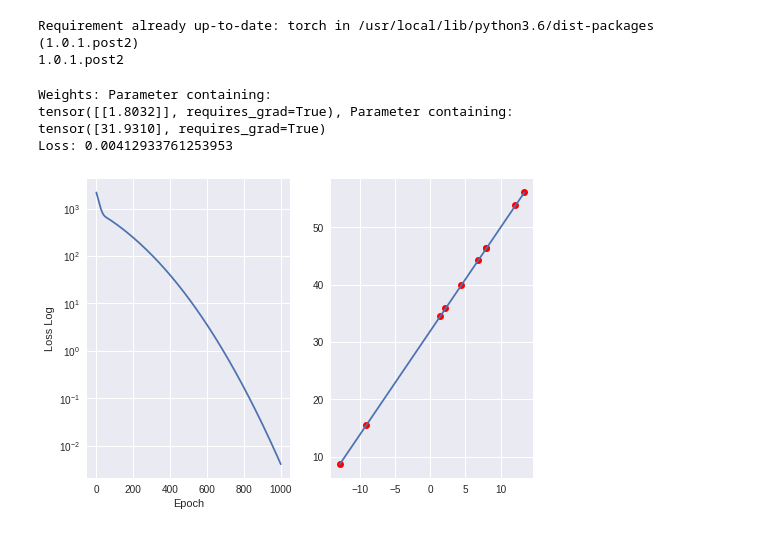
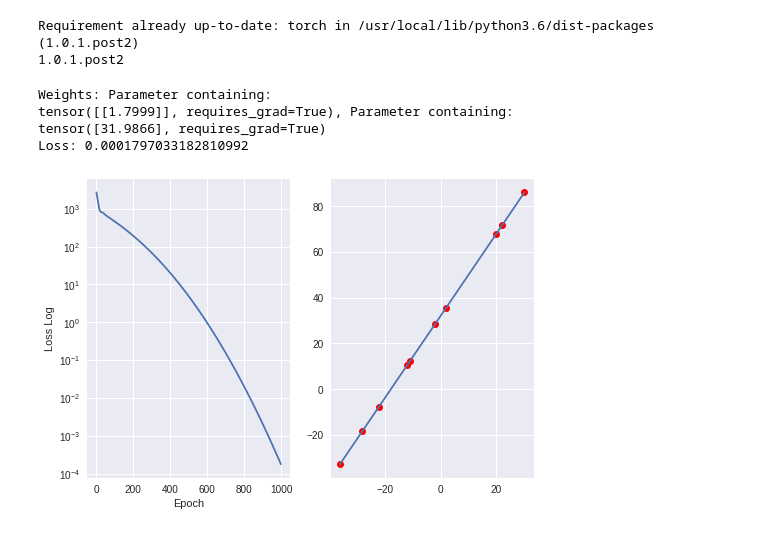
Before and after one commit to vochicong/ai-memo, a Jupyter notebook: learn_linear.ipynb, the cells around one changed output. Cells and saved outputs as stored; diff of their text form; code cells hidden in the pictures.

```diff
--- a/learn_linear.ipynb
+++ b/learn_linear.ipynb
@@ -20,8 +20,9 @@ def celsius_to_fahrenheith(c):
     f = 1.8 * c + 32
     return f
 
-def gen_data(n_samples=10, max_input_value=40):
-    inputs = max_input_value * (np.random.rand(n_samples) - 0.5)
+def gen_data(n_samples=10, max_abs_value=40):
+    inputs = np.random.randint(-max_abs_value, max_abs_value, n_samples)
+    inputs = np.unique(inputs)
     inputs.sort()
     targets = list(map(celsius_to_fahrenheith, inputs))
     return inputs, np.array(targets)
@@ -104,41 +103,41 @@ Requirement already up-to-date: torch in /usr/local/lib/python3.6/dist-packages
 # %%
 class MyTorch:
     def __init__(self, xinputs, ytargets):
-        self.xinputs = torch.from_numpy(xinputs.reshape([-1,1])).float()
-        self.ytargets = torch.from_numpy(ytargets.reshape([-1,1])).float()
+        self.xinputs = torch.tensor(xinputs.reshape([-1,1]), dtype=torch.float32)
+        self.ytargets = torch.tensor(ytargets.reshape([-1,1]), dtype=torch.float32)
 
     def plot(self):
         plt.subplot(121)
         plot_loss(self.loss_history)
 
         plt.subplot(122)
         plot_xy(self.xinputs.numpy(), self.ytargets.numpy(),
                 self.ypredicts.data.numpy())
         return
 
     def model_fit(self, epochs=300):
         self.model = nn.Linear(1, 1)
         loss = nn.MSELoss()
         optimizer = torch.optim.Adam(self.model.parameters(), lr=.1)
         self.loss_history = []
 
         for epoch in range(epochs):
             self.ypredicts = self.model(self.xinputs)
             diff = loss(self.ytargets, self.ypredicts)
             optimizer.zero_grad()
             diff.backward()
             optimizer.step()
             self.loss_history.append(diff.item())
         print('Weights: {}, {}'.format(self.model.weight, self.model.bias))
         print('Loss: {}'.format(self.loss_history[-1]))
         return self
 
 
 mytorch = MyTorch(xinputs, ytargets).model_fit(1000)
 mytorch.plot()
 # %% [output]
 Weights: Parameter containing:
-tensor([[1.8032]], requires_grad=True), Parameter containing:
-tensor([31.9310], requires_grad=True)
-Loss: 0.00412933761253953
+tensor([[1.7999]], requires_grad=True), Parameter containing:
+tensor([31.9866], requires_grad=True)
+Loss: 0.0001797033182810992
-[figure, old version]
+[figure, new version]
```
Also changed, not shown: parts of 2 cells of this notebook.
